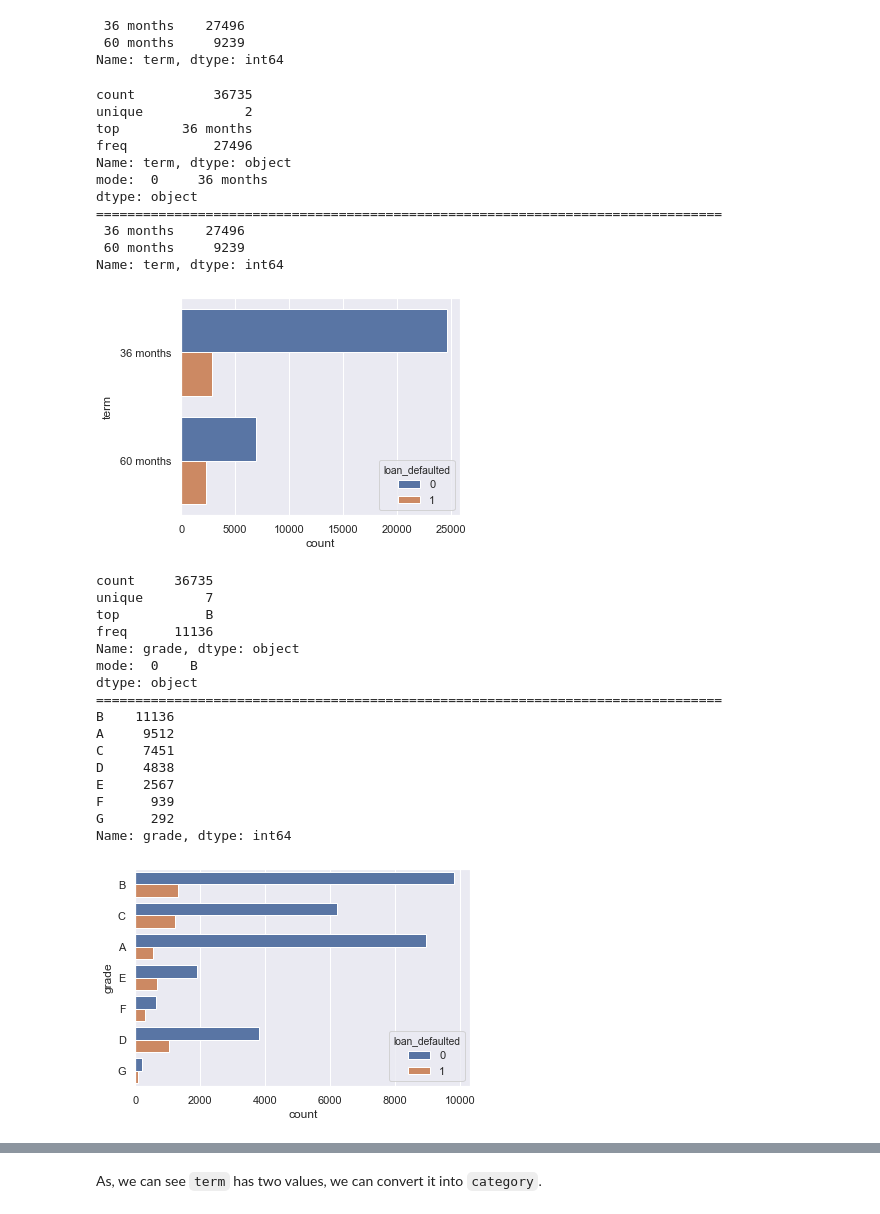
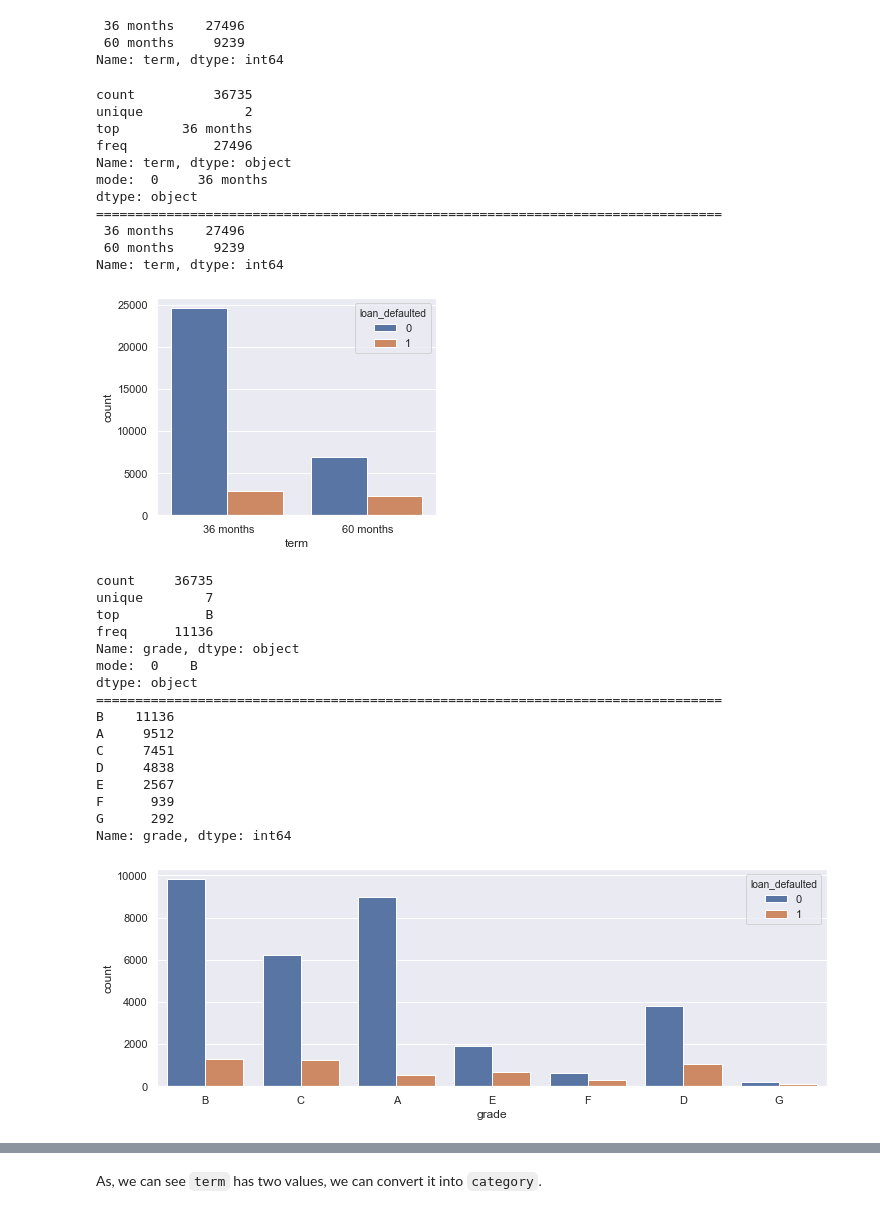
Before and after one commit to ashwanikumar04/loan-defaulter-case-study, a Jupyter notebook: ashwani_kumar.ipynb, the cells around one changed output, grey strips where cells are left out. Drawn from its saved outputs; the diff is of its cells as text; code cells hidden in the pictures.

Commit message:
Bar charts horizontal to vertical

```diff
--- a/ashwani_kumar.ipynb
+++ b/ashwani_kumar.ipynb
@@ -346,22 +346,22 @@ loans['term'].value_counts()
 Name: term, dtype: int64
 # %%
 c_palette = ['tab:green', 'tab:red']
-categorical_summarized(loans, y = 'term', hue='loan_defaulted', palette=c_palette, figsize=(5,4))
+categorical_summarized(loans, x = 'term', hue='loan_defaulted', palette=c_palette, figsize=(5,4))
 # %% [output]
 count          36735
 unique             2
 top        36 months
 freq           27496
 Name: term, dtype: object
 mode:  0     36 months
 dtype: object
 ================================================================================
  36 months    27496
  60 months     9239
 Name: term, dtype: int64
-[figure, old version]
+[figure, new version]
 # %%
-categorical_summarized(loans, y = 'grade', hue='loan_defaulted', palette=c_palette, figsize=(6,4))
+categorical_summarized(loans, x = 'grade', hue='loan_defaulted', palette=c_palette, figsize=(12,4))
 # %% [output]
 count     36735
 unique        7
@@ -379,5 +379,5 @@ E     2567
 F      939
 G      292
 Name: grade, dtype: int64
-[figure, old version]
+[figure, new version]
 # %%
```
Also changed, not shown: parts of 4 cells of this notebook.
